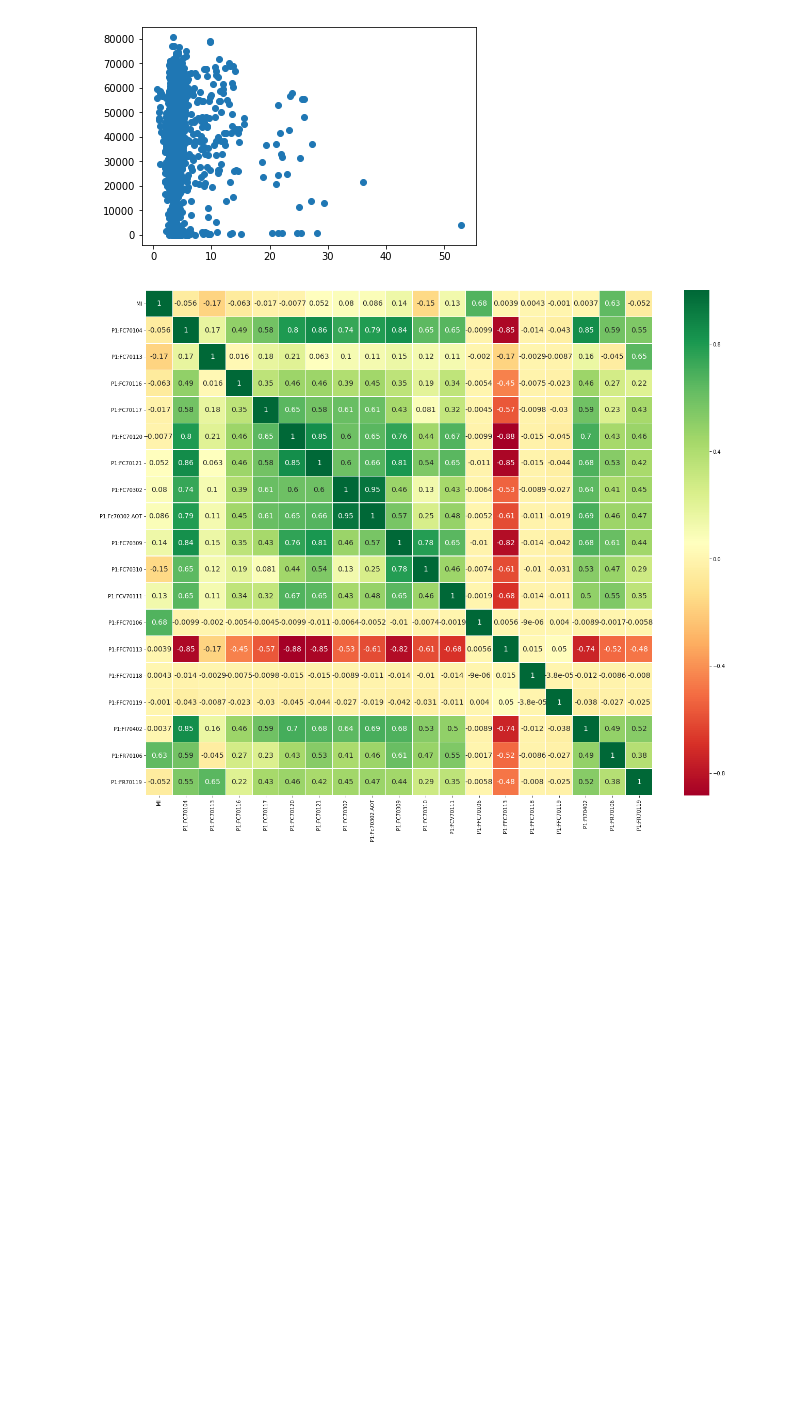
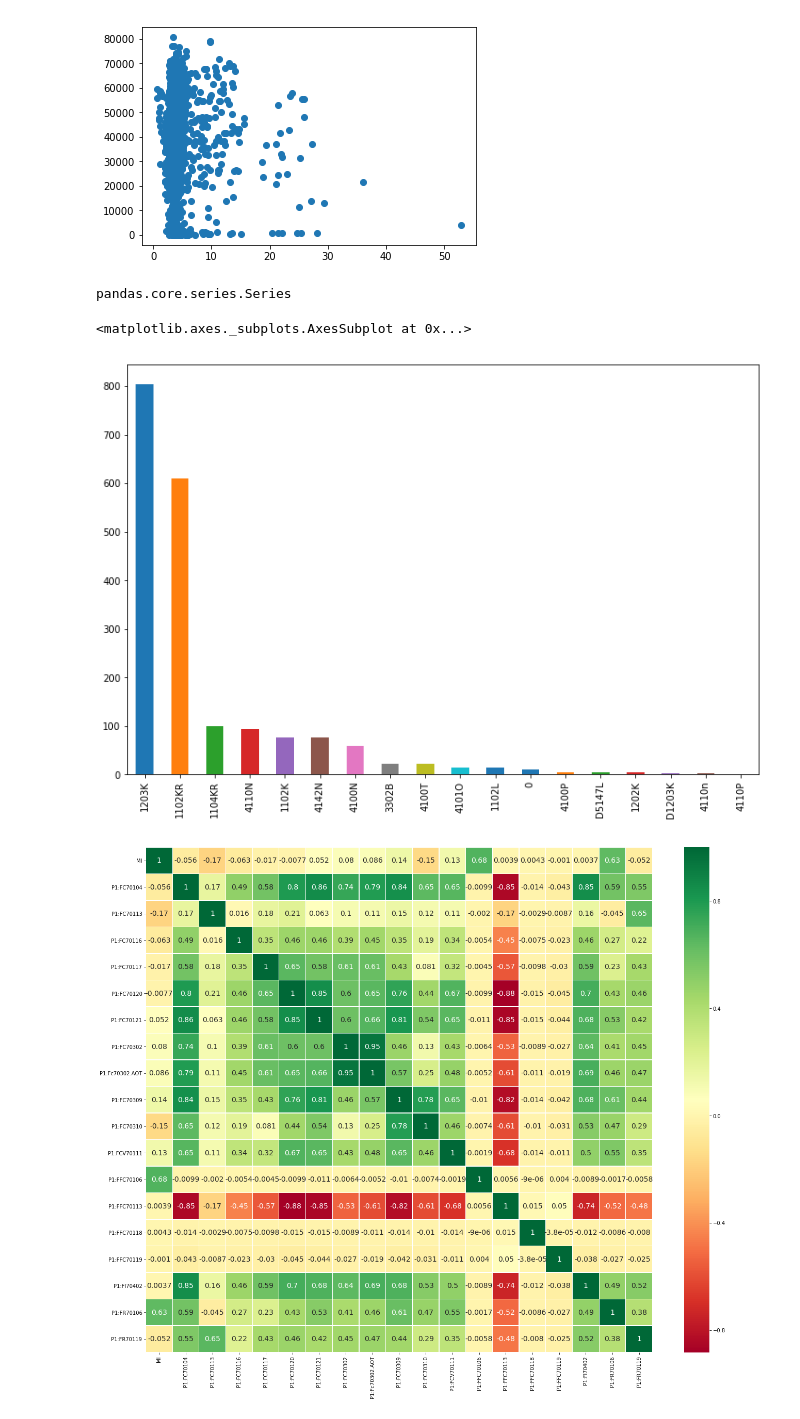
Before and after one commit to sanguis09/Capstone-project, a Jupyter notebook: src/Data Exploration.ipynb, the cells around one changed output. Cells and saved outputs as stored; diff of their text form; code cells hidden in the pictures; blank space fills up the shorter version.

```diff
--- a/src/Data Exploration.ipynb
+++ b/src/Data Exploration.ipynb
@@ -88,6 +92,18 @@ plt.scatter(tag_MI['MI'], tag_MI['P1:FC70116'])
 plt.show()
 # %% [output]
 [figure]
+# %%
+type(tag_MI.ProdGrade)
+# %% [output]
+pandas.core.series.Series
+# %%
+#number of observations for each product grade
+fig=plt.gcf()
+fig.set_size_inches(12,8)
+tag_MI['ProdGrade'].value_counts().plot(kind='bar') #1203K is most dominant product grade
+# %% [output]
+<matplotlib.axes._subplots.AxesSubplot at 0x...>
+[figure, added]
 # %%
 #heat map column 2 to 21
 tag_cor1 = tag.iloc[:,2:21]
```
Also changed, not shown: parts of 25 cells of this notebook.
